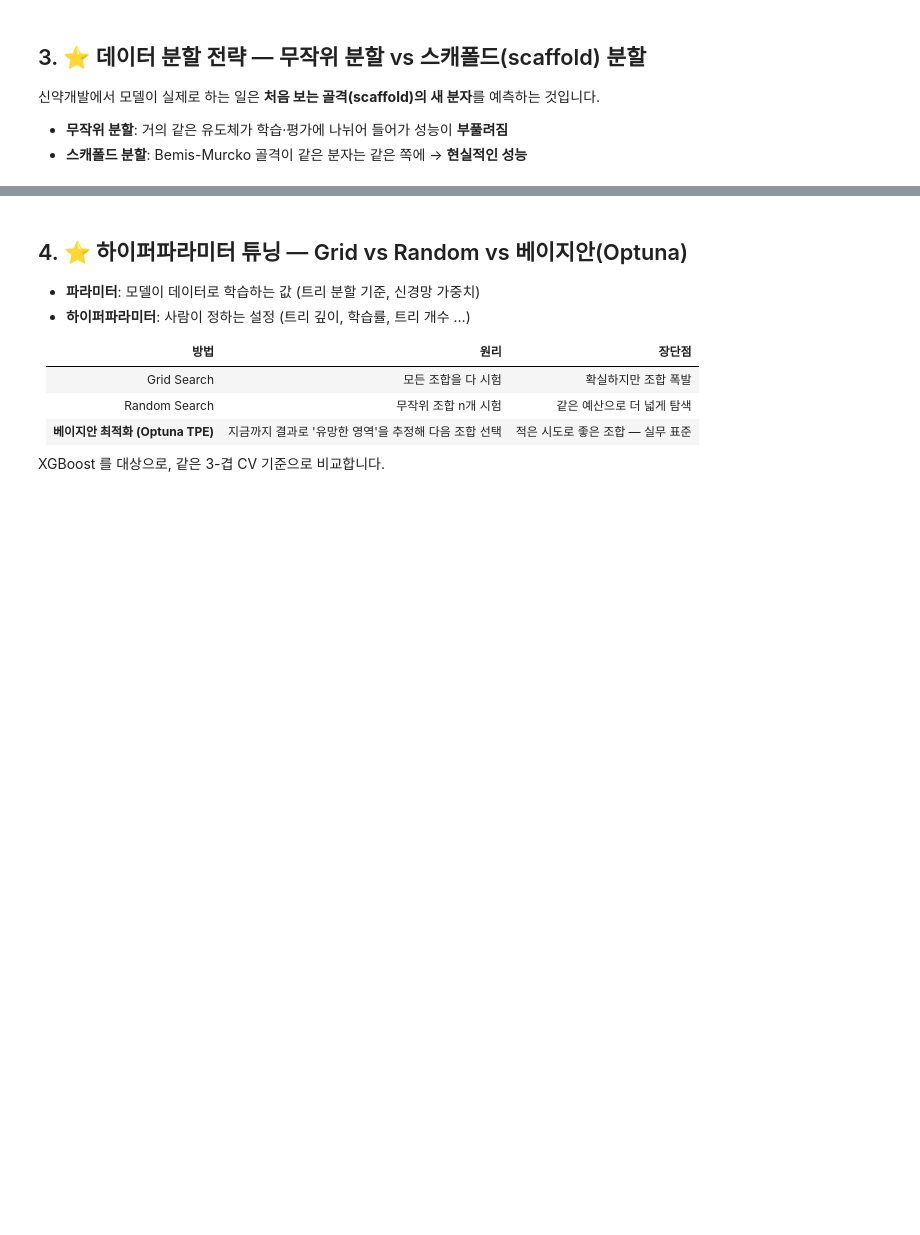
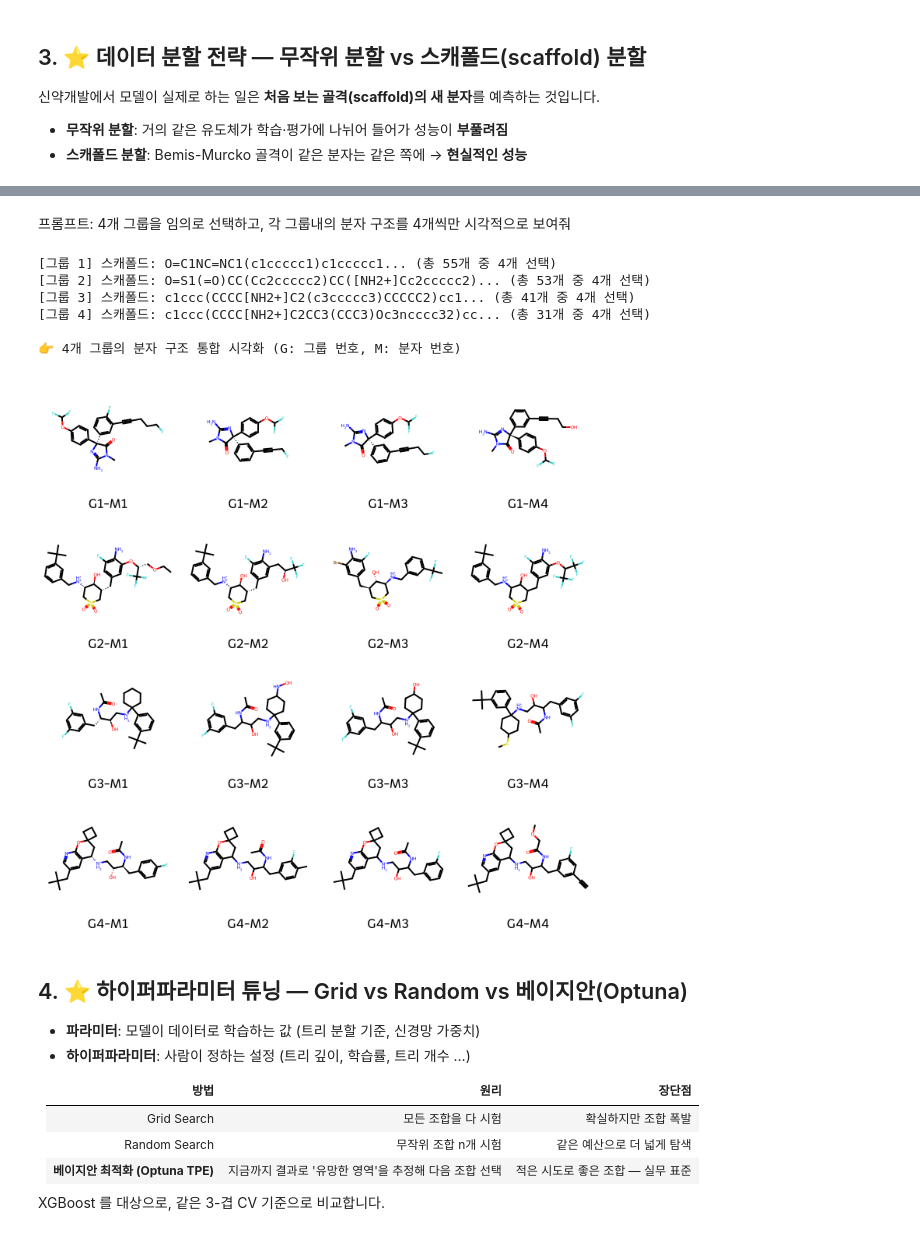
Before and after one commit to StillWork/DrugAI, a Jupyter notebook: 06_Model_Optimization.ipynb, the cells around one changed output, grey strips where cells are left out. Saved outputs shown, nothing was run; the diff lists cells and outputs as text; code cells hidden in the pictures; blank space fills up the shorter version.

```diff
--- a/06_Model_Optimization.ipynb
+++ b/06_Model_Optimization.ipynb
@@ -125,3 +124,41 @@ print(f"스캐폴드 5-겹 CV R² = {r_scaf.mean():.3f} ± {r_scaf.std():.3f}
+# %% [markdown]
+프롬프트: 4개 그룹을 임의로 선택하고, 각 그룹내의 분자 구조를 4개씩만 시각적으로 보여줘
+# %%
+from rdkit.Chem import Draw
+import pandas as pd
+
+# 스캐폴드 데이터를 DataFrame으로 정리
+df_scaf = pd.DataFrame({"smiles": bace["mol"], "scaffold": scaf, "mol_obj": mols})
+
+# 분자 수가 2개 이상인 스캐폴드 그룹 필터링
+scaffold_counts = df_scaf["scaffold"].value_counts()
+large_scaffolds = scaffold_counts[scaffold_counts >= 2].index.tolist()
+
+# 시각화할 4개의 그룹 임의 선택
+selected_scaffolds = large_scaffolds[:4]
+
+all_mols = []
+all_legends = []
+
+for i, scaf_smiles in enumerate(selected_scaffolds, 1):
+    group_df = df_scaf[df_scaf["scaffold"] == scaf_smiles]
+    mols_to_draw = group_df["mol_obj"].head(4).tolist()
+    all_mols.extend(mols_to_draw)
+    all_legends.extend([f"G{i}-M{j+1}" for j in range(len(mols_to_draw))])
+    print(f"[그룹 {i}] 스캐폴드: {scaf_smiles[:40]}... (총 {len(group_df)}개 중 {len(mols_to_draw)}개 선택)")
+
+# 하나의 이미지로 통합 출력
+print("\n👉 4개 그룹의 분자 구조 통합 시각화 (G: 그룹 번호, M: 분자 번호)")
+img = Draw.MolsToGridImage(all_mols, molsPerRow=4, subImgSize=(180, 180), legends=all_legends)
+display(img)
+# %% [output]
+[그룹 1] 스캐폴드: O=C1NC=NC1(c1ccccc1)c1ccccc1... (총 55개 중 4개 선택)
+[그룹 2] 스캐폴드: O=S1(=O)CC(Cc2ccccc2)CC([NH2+]Cc2ccccc2)... (총 53개 중 4개 선택)
+[그룹 3] 스캐폴드: c1ccc(CCCC[NH2+]C2(c3ccccc3)CCCCC2)cc1... (총 41개 중 4개 선택)
+[그룹 4] 스캐폴드: c1ccc(CCCC[NH2+]C2CC3(CCC3)Oc3ncccc32)cc... (총 31개 중 4개 선택)
+
+👉 4개 그룹의 분자 구조 통합 시각화 (G: 그룹 번호, M: 분자 번호)
+[figure, added]
 # %% [markdown]
 ## 4. ⭐ 하이퍼파라미터 튜닝 — Grid vs Random vs 베이지안(Optuna)
 - **파라미터**: 모델이 데이터로 학습하는 값 (트리 분할 기준, 신경망 가중치)
```
Also changed, not shown: parts of 12 cells of this notebook.
